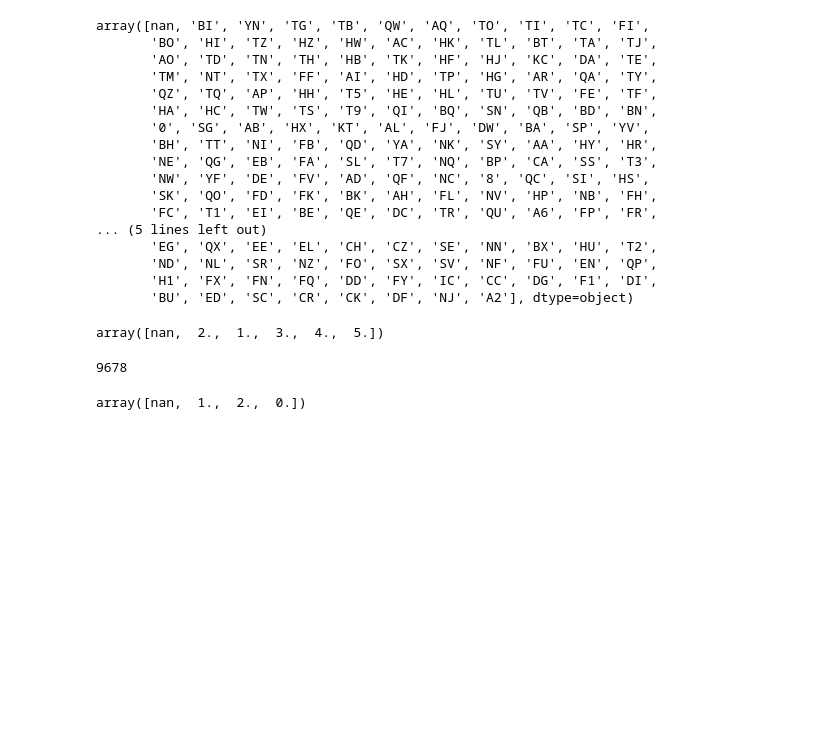
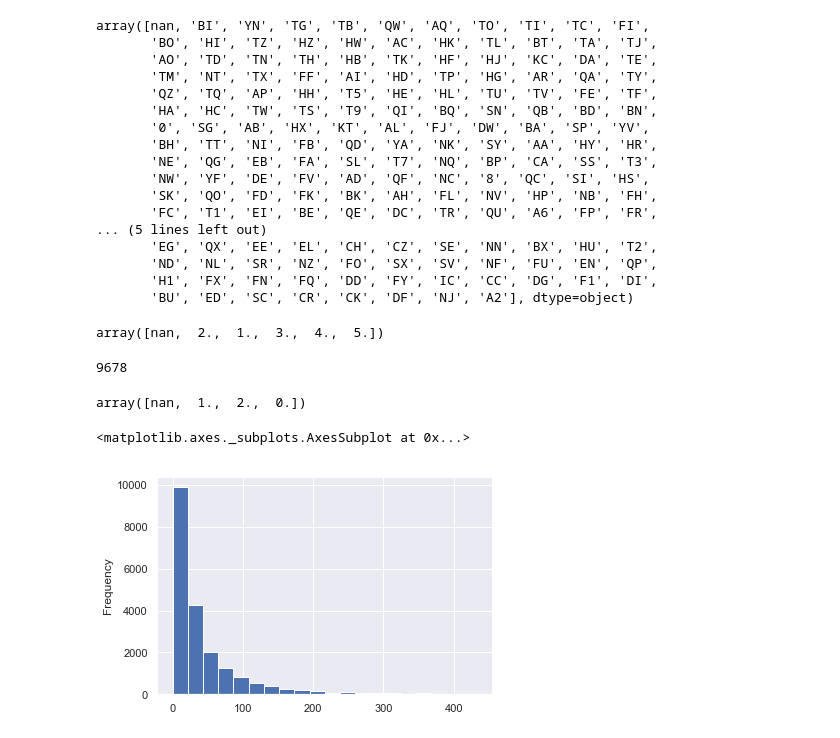
Before and after one commit to TuanDH94/CreditScoring, a Jupyter notebook: eda.ipynb, the cells around one changed output. Saved outputs shown, nothing was run; the diff lists cells and outputs as text; code cells hidden in the pictures; blank space fills up the shorter version.

```diff
--- a/eda.ipynb
+++ b/eda.ipynb
@@ -379,3 +379,8 @@ train['FIELD_17'].isnull().sum()
 train['FIELD_21'].unique()
 # %% [output]
 array([nan,  1.,  2.,  0.])
+# %%
+train['FIELD_22'].plot.hist(bins=20)
+# %% [output]
+<matplotlib.axes._subplots.AxesSubplot at 0x...>
+[figure, added]
```
Also changed, not shown: parts of 3 cells of this notebook, 2 other files.
